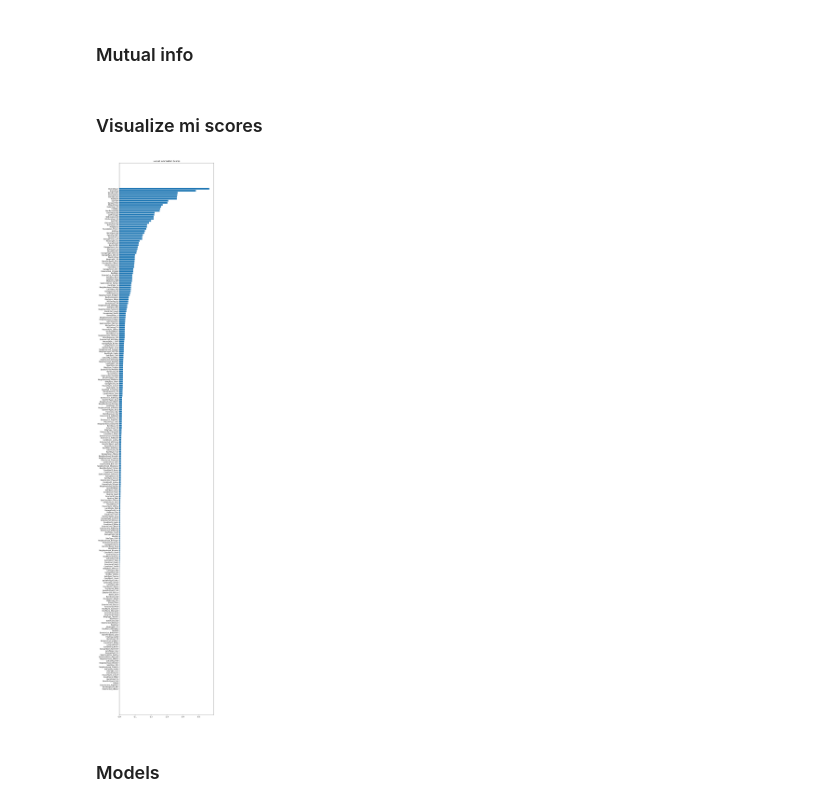
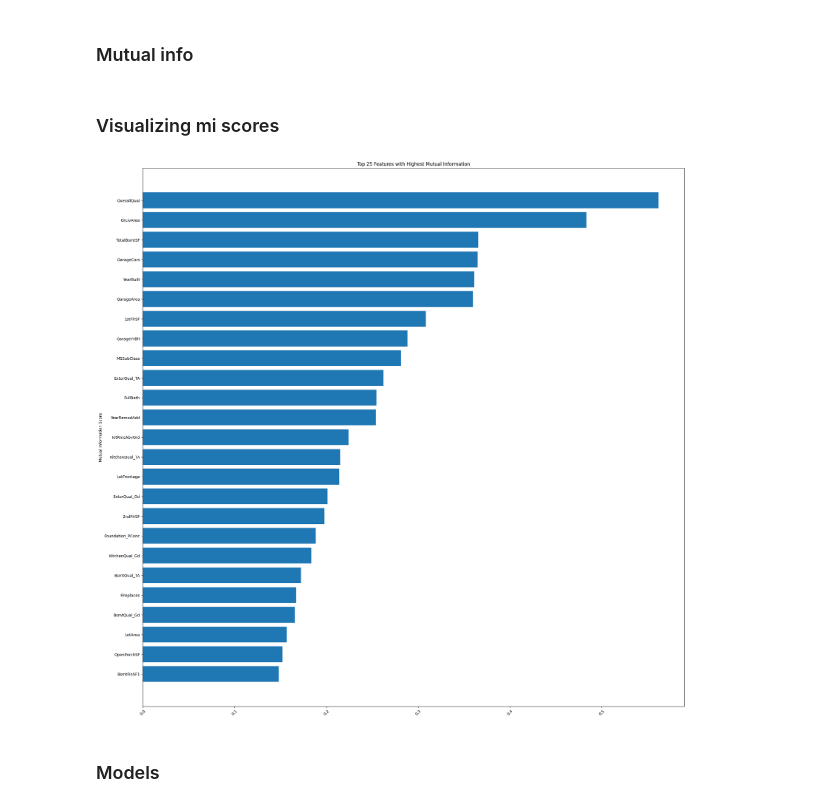
Before and after one commit to toxster7/machine_learning, a Jupyter notebook: house prices/house_prices.ipynb, the cells around one changed output. Saved outputs shown, nothing was run; the diff lists cells and outputs as text; code cells hidden in the pictures.

```diff
--- a/house prices/house_prices.ipynb
+++ b/house prices/house_prices.ipynb
@@ -111,2 +122,15 @@ X.shape
+# %%
+from sklearn.preprocessing import StandardScaler
+
+scaler = StandardScaler()
+
+# Fit the scaler to your data and transform it
+scaled_data = scaler.fit_transform(train)
+test_scaled = scaler.transform(test)
+
+# Convert the scaled data back to a DataFrame
+train_scaled = pd.DataFrame(scaled_data, columns=train.columns)
+
+test_scaled = pd.DataFrame(test_scaled, columns=test.columns)
 # %% [markdown]
 ### Mutual info
@@ -121,17 +137,22 @@ mi_scores = make_mi_scores(X,y)
-# %% [markdown]
-### Visualize mi scores
+# %% [markdown]
+### Visualizing mi scores
 # %%
-def plot_mi_scores(scores):
-    scores = scores.sort_values(ascending=True)
-    width = np.arange(len(scores))
-    ticks = list(scores.index)
-    plt.barh(width, scores)
-    plt.yticks(width, ticks)
-    plt.title("Mutual Information Scores")
-plt.figure(dpi=200, figsize=(10, 60))
-plot_mi_scores(mi_scores)
+mutual_info_scores = mutual_info_regression(train_scaled, y)
+
+
+# Get the indices of the top N features (e.g., top 10 features)
+top_features_indices = np.argsort(mutual_info_scores)[-25:]
+
+# Select and plot only the top N features
+top_features = train_scaled.iloc[:, top_features_indices]
+plt.figure(figsize=(25, 25))
+plt.barh(top_features.columns, mutual_info_scores[top_features_indices])
+plt.ylabel('Mutual Information Score')
+plt.title('Top 25 Features with Highest Mutual Information')
+plt.xticks(rotation=45)
+plt.show()
 # %% [output]
-[figure, old version]
+[figure, new version]
 # %% [markdown]
 ### Models
 # %% [markdown]
```
Also changed, not shown: parts of 14 cells of this notebook, 8 other files.
